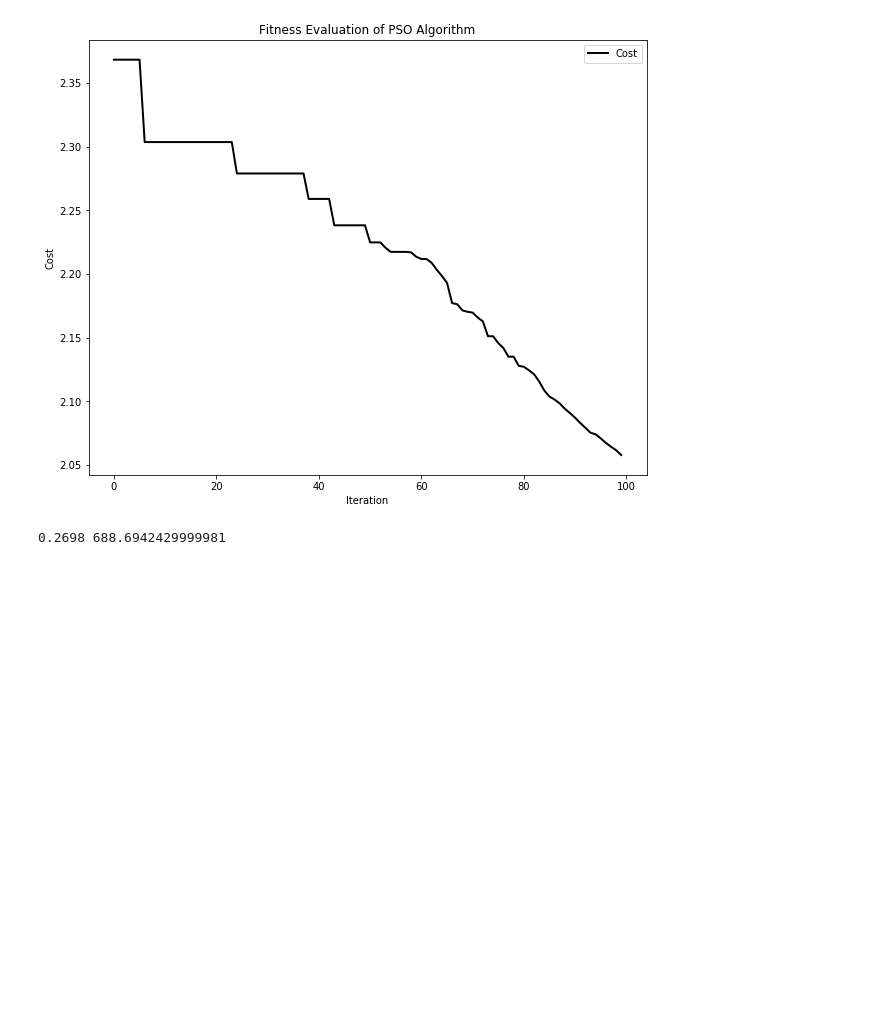
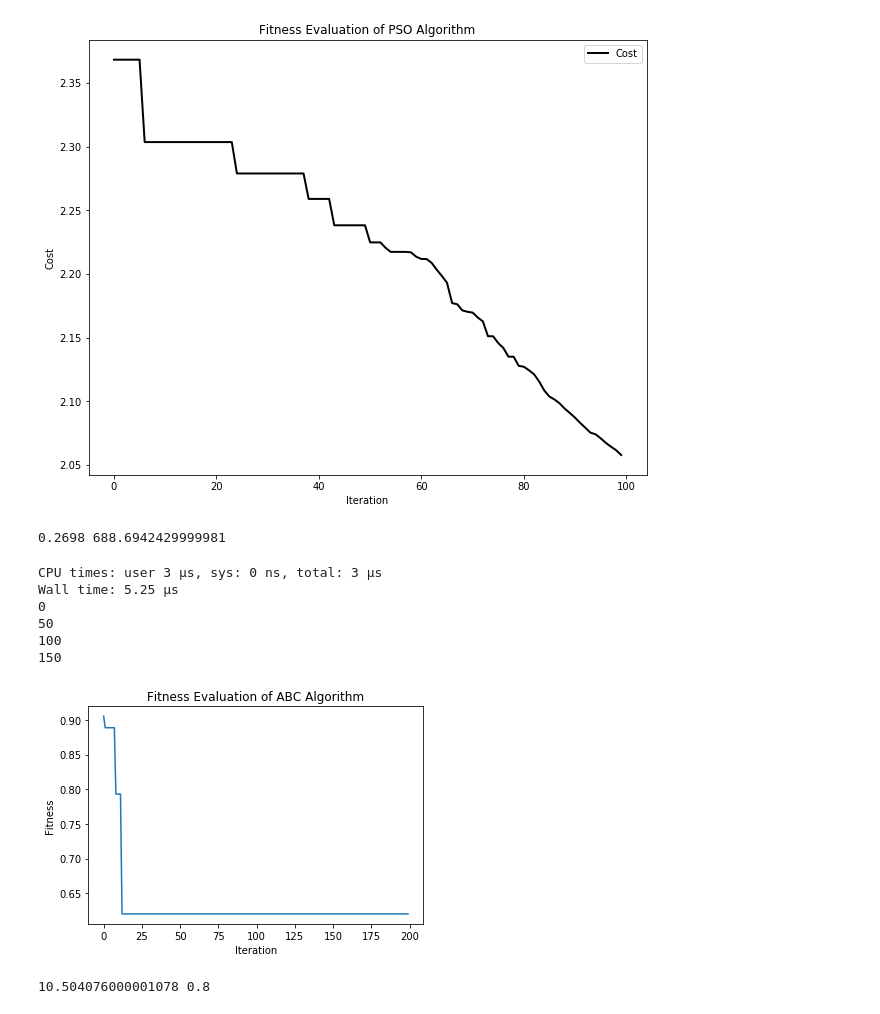
Before and after one commit to DanielleSpitzig/Machine-Learning-Project, a Jupyter notebook: CS680_Project.ipynb, the cells around one changed output. Saved outputs shown, nothing was run; the diff lists cells and outputs as text; code cells hidden in the pictures; blank space fills up the shorter version.

```diff
--- a/CS680_Project.ipynb
+++ b/CS680_Project.ipynb
@@ -712,3 +712,38 @@ Wall time: 5.48 µs
 print(mnist_PSO_acc, mnist_PSO_time)
 # %% [output]
 0.2698 688.6942429999981
+# %%
+from sklearn import datasets
+
+iris = datasets.load_iris()
+
+X = iris.data
+y = iris.target
+
+#split the data up - take 20% for testing and the other 80% is used for training
+ind = np.random.permutation(X.shape[0])
+num = X.shape[0] - int(X.shape[0]/5)
+training_idx, test_idx = ind[:num], ind[num:]
+X_train, X_test = X[training_idx,:], X[test_idx,:]
+
+X_train = X_train/X_train.max()
+X_test = X_test/X_test.max()
+
+Ytrain, Ytest = y[training_idx], y[test_idx]
+
+classes = 3
+hidden = 100
+# %%
+iris_ABC_time, iris_ABC_acc = DeepNN(X_train, X_test, Ytrain, Ytest, classes, hidden, opt = 'ABC', max_iter = 200, pop = 50, bound = (-1, 1))
+# %% [output]
+CPU times: user 3 µs, sys: 0 ns, total: 3 µs
+Wall time: 5.25 µs
+0
+50
+100
+150
+[figure, added]
+# %%
+print(iris_ABC_time, iris_ABC_acc)
+# %% [output]
+10.504076000001078 0.8
```
Also changed, not shown: parts of 2 cells of this notebook.
